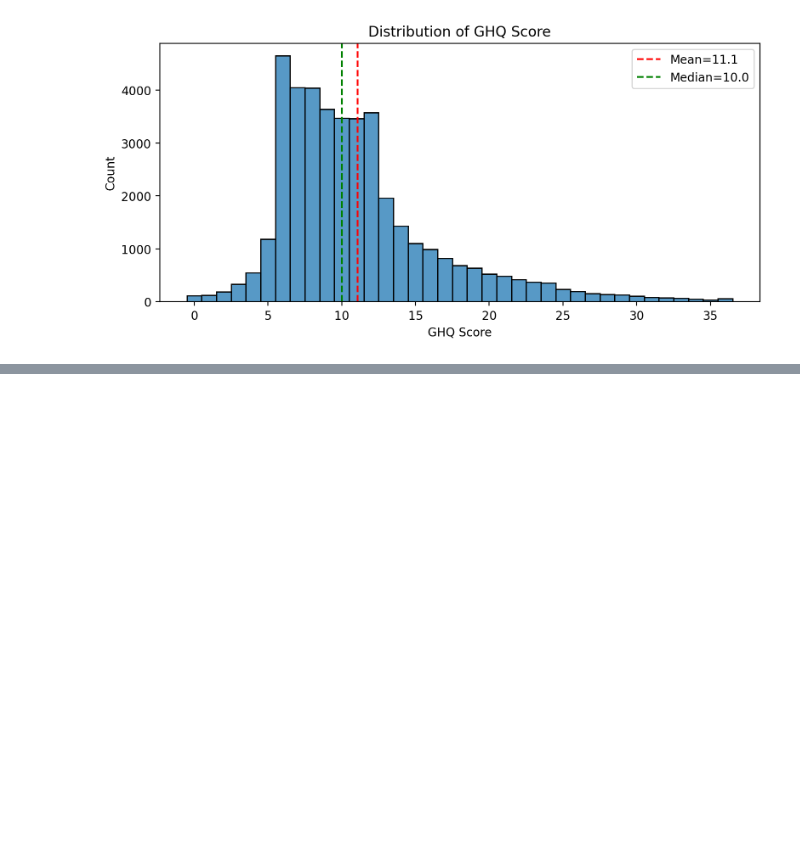
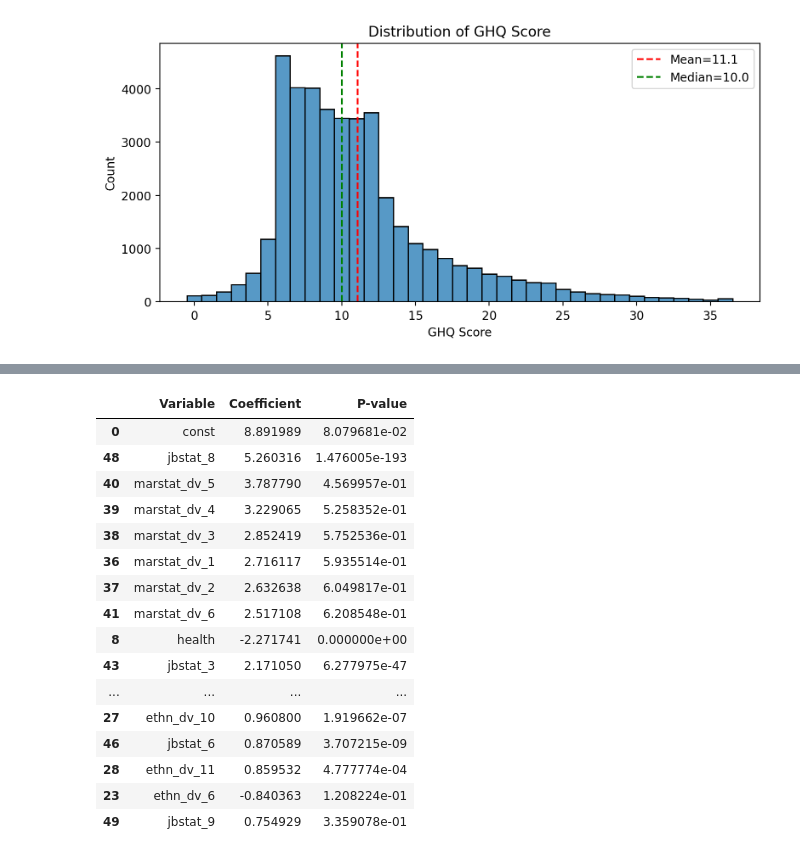
Before and after one commit to arikatz123/ukhls_informal_institutions_project, a Jupyter notebook: notebooks/refined_data_processing.ipynb, the cells around one changed output, grey strips where cells are left out. Cells and saved outputs as stored; diff of their text form; code cells hidden in the pictures; blank space fills up the shorter version.

```diff
--- a/notebooks/refined_data_processing.ipynb
+++ b/notebooks/refined_data_processing.ipynb
@@ -66,0 +165,13 @@ Shape after dropping waves: (40509, 18)
+# %%
+# Scale continuous predictors in X_processed
+
+from sklearn.preprocessing import StandardScaler
+
+continuous_cols = X_processed[['nbrsnci_dv', 'age_dv', 'fimnnet_dv', 'fihhmnnet1_dv', 'houscost1_dv']].columns
+
+scaler = StandardScaler()
+
+X_processed[continuous_cols] = scaler.fit_transform(X_processed[continuous_cols])
+
+print('\nX_processed shape after scaling:', X_processed.shape)
+display(X_processed[continuous_cols].head())
@@ -105,0 +334,31 @@ Kurtosis: 2.654516
+# %%
+# Run standard linear regression and show coefficients with p-values, sorted by absolute coefficient
+
+X_sm = sm.add_constant(X_processed)
+model = sm.OLS(Y_processed, X_sm).fit()
+results_summary = model.summary2().tables[1]
+
+results_summary = results_summary.rename(columns={"Coef.": "Coefficient", "P>|t|": "P-value"})
+results_summary = results_summary.reset_index().rename(columns={"index": "Variable"})
+results_summary["Abs_Coefficient"] = results_summary["Coefficient"].abs()
+results_summary = results_summary.sort_values(by="Abs_Coefficient", ascending=False)
+
+results_summary[["Variable", "Coefficient", "P-value"]].head(20)
+# %% [output]
+|  | Variable | Coefficient | P-value |
+| 0 | const | 8.891989 | 8.079681e-02 |
+| 48 | jbstat_8 | 5.260316 | 1.476005e-193 |
+| 40 | marstat_dv_5 | 3.787790 | 4.569957e-01 |
+| 39 | marstat_dv_4 | 3.229065 | 5.258352e-01 |
+| 38 | marstat_dv_3 | 2.852419 | 5.752536e-01 |
+| 36 | marstat_dv_1 | 2.716117 | 5.935514e-01 |
+| 37 | marstat_dv_2 | 2.632638 | 6.049817e-01 |
+| 41 | marstat_dv_6 | 2.517108 | 6.208548e-01 |
+| 8 | health | -2.271741 | 0.000000e+00 |
+| 43 | jbstat_3 | 2.171050 | 6.277975e-47 |
+| ... | ... | ... | ... |
+| 27 | ethn_dv_10 | 0.960800 | 1.919662e-07 |
+| 46 | jbstat_6 | 0.870589 | 3.707215e-09 |
+| 28 | ethn_dv_11 | 0.859532 | 4.777774e-04 |
+| 23 | ethn_dv_6 | -0.840363 | 1.208224e-01 |
+| 49 | jbstat_9 | 0.754929 | 3.359078e-01 |
```
Also changed, not shown: parts of 22 cells of this notebook.
